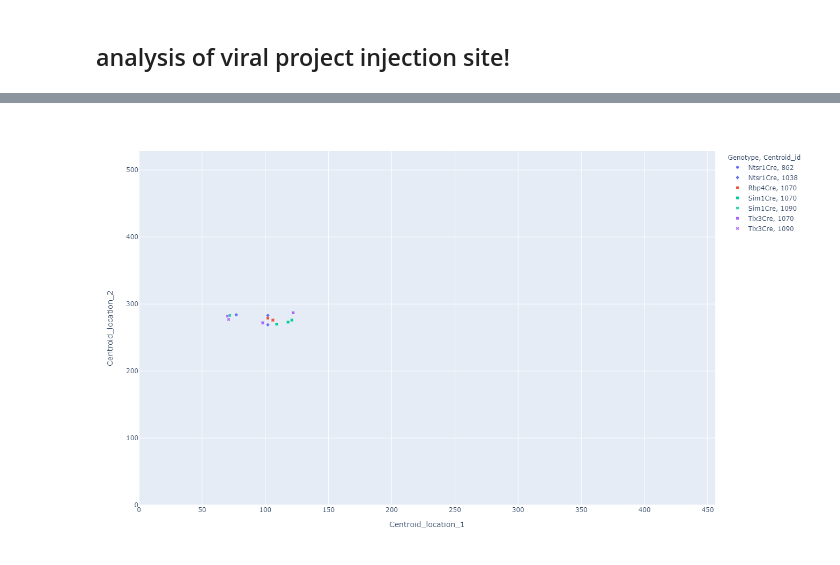
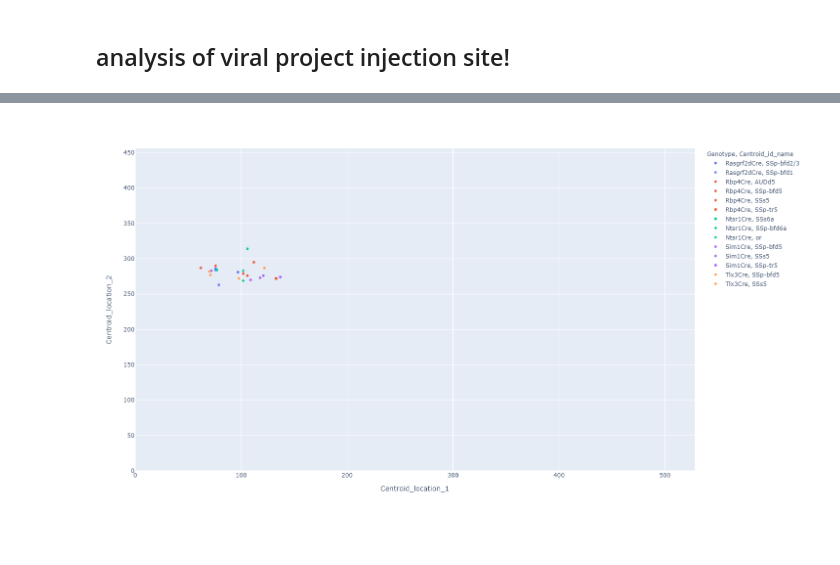
Before and after one commit to YANQI-LIU/Image_Registration, a Jupyter notebook: PlottingGraph.ipynb, the cells around one changed output, grey strips where cells are left out. Saved outputs shown, nothing was run; the diff lists cells and outputs as text; code cells hidden in the pictures; blank space fills up the shorter version.

```diff
--- a/PlottingGraph.ipynb
+++ b/PlottingGraph.ipynb
@@ -177,5 +180,7 @@ data
 # %%
-data['Genotype']= ['Sim1Cre','Sim1Cre', 'Tlx3Cre', 'Rbp4Cre', 'Tlx3Cre', 'Rbp4Cre','Sim1Cre', 'Ntsr1Cre', 'Ntsr1Cre','Tlx3Cre', 'Tlx3Cre','Sim1Cre','Ntsr1Cre']
+data['Genotype']= ['Sim1Cre', 'Sim1Cre', 'Sim1Cre', 'Tlx3Cre', 'Rbp4Cre', 'Tlx3Cre', 'Rbp4Cre', 'Rbp4Cre', 'Rasgrf2dCre', 'Rasgrf2dCre',
+                   'Rasgrf2dCre', 'Rasgrf2dCre', 'Rbp4Cre', 'Rbp4Cre', 'Sim1Cre', 'Ntsr1Cre', 'Ntsr1Cre', 'Ntsr1Cre', 'Tlx3Cre', 'Rbp4Cre',
+                   'Tlx3Cre', 'Sim1Cre', 'Ntsr1Cre']
 # %%
 data
 # %% [output]
@@ -213,3 +204,6 @@ data.sort_values(by=['Genotype', 'Centroid_id'])
+# %%
+Centroid_id_name= [na.give_me_name(i) for i in data.Centroid_id]
+data['Centroid_id_name']=Centroid_id_name
 # %%
 diameter= np.cbrt((data['Total_voxels']*3/4)/np.pi)
 # approximate the diameter of spread by assuming a spherical shape
@@ -224,3 +226,3 @@ fig.show()
 # %%
 data=data.sort_values(by=['Centroid_id', 'Genotype'])
-data
+data = data.reset_index(drop=True)
@@ -242,10 +249,15 @@ data
 # %%
-fig = px.scatter(data, x='Centroid_location_1', y='Centroid_location_2', color='Genotype', symbol='Centroid_id',
+fig = px.scatter(data, x='Centroid_location_1', y='Centroid_location_2', color='Genotype', symbol='Centroid_id_name',
                  width=800, height=800)
 fig.update_traces(marker=dict(size=5))
 
-fig.update_xaxes(range=[0, 456])
-fig.update_yaxes(range=[0, 528])
+fig.update_xaxes(range=[0, 528])
+fig.update_yaxes(range=[0, 456])
+#fig.update_yaxes(range=[0, 456], autorange="reversed")
+# autorange reversed makes top left corner 0,0 but does not work with custom range...
 fig.show()
+
+fig.write_html("injection_centroid_horizontal.html")
+# horizontal view but fliped (in an image, top is 0 but not bottom like in this graph)
 # %% [output]
-[figure, old version]
+[figure, new version]
```
Also changed, not shown: parts of 13 cells of this notebook, 1 other file.
